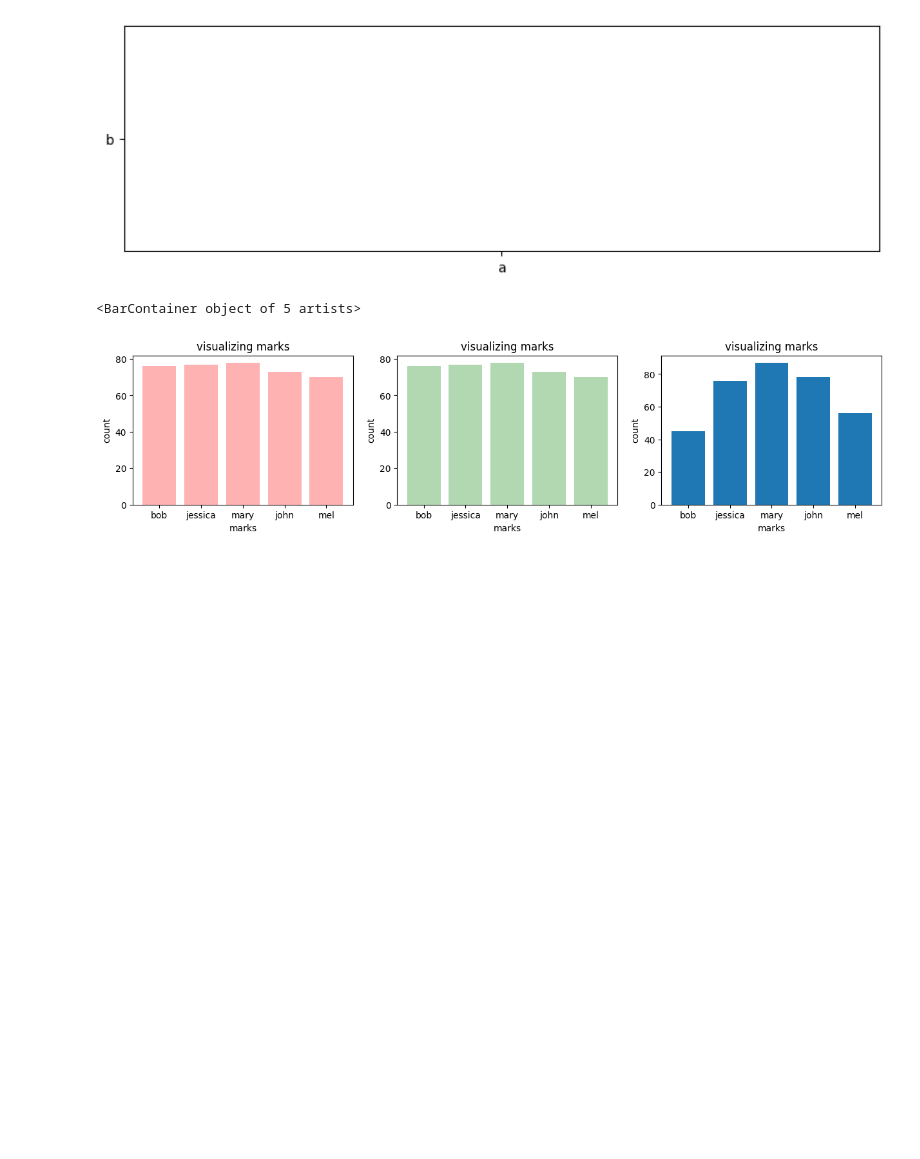
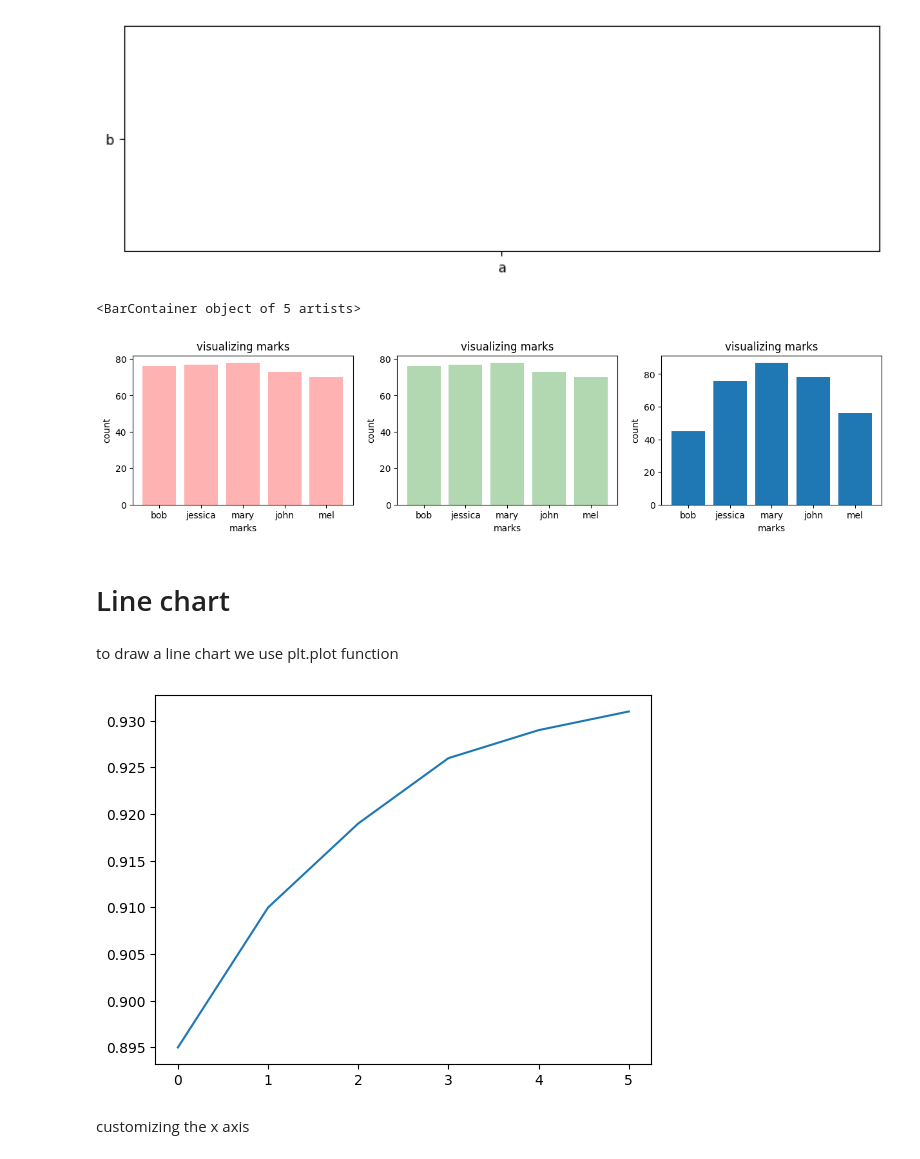
Before and after one commit to ananyacode/digipodiumdatascience, a Jupyter notebook: data analysis/visualization.ipynb, the cells around one changed output. Saved outputs shown, nothing was run; the diff lists cells and outputs as text; code cells hidden in the pictures; blank space fills up the shorter version.

```diff
--- a/data analysis/visualization.ipynb
+++ b/data analysis/visualization.ipynb
@@ -108,0 +112,12 @@ my_custom_plotter(axs[2],'names','maths',{'data':data})
+# %% [markdown]
+# Line chart
+# %%
+yield_apples = [0.895,0.91,0.919,0.926,0.929,0.931]
+# %% [markdown]
+to draw a line chart we use plt.plot function
+# %%
+plt.plot(yield_apples); # semicolon to avoid showing list of plots
+# %% [output]
+[figure, added]
+# %% [markdown]
+customizing the x axis
```
Also changed, not shown: parts of 23 cells of this notebook, 1 other file.
